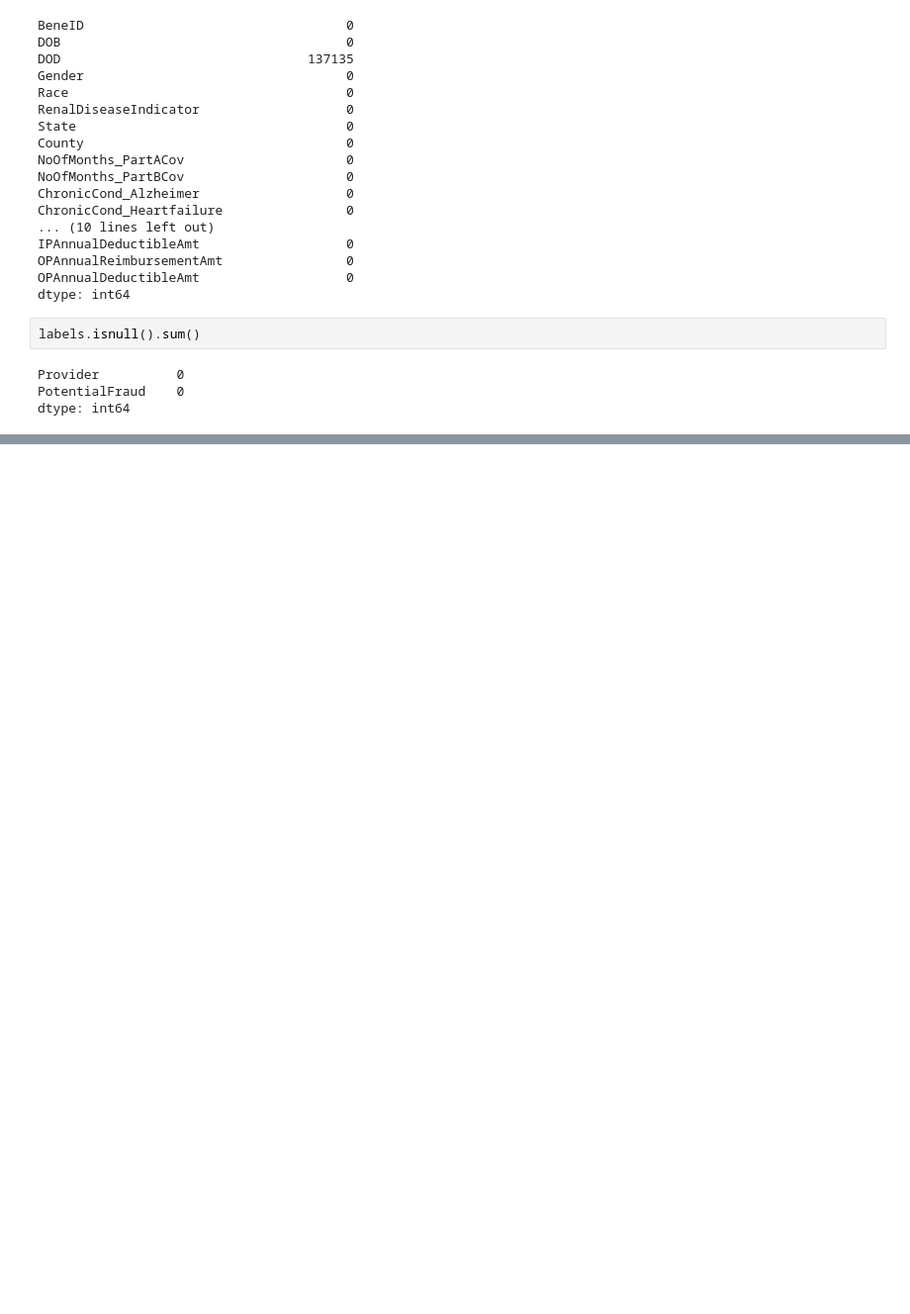
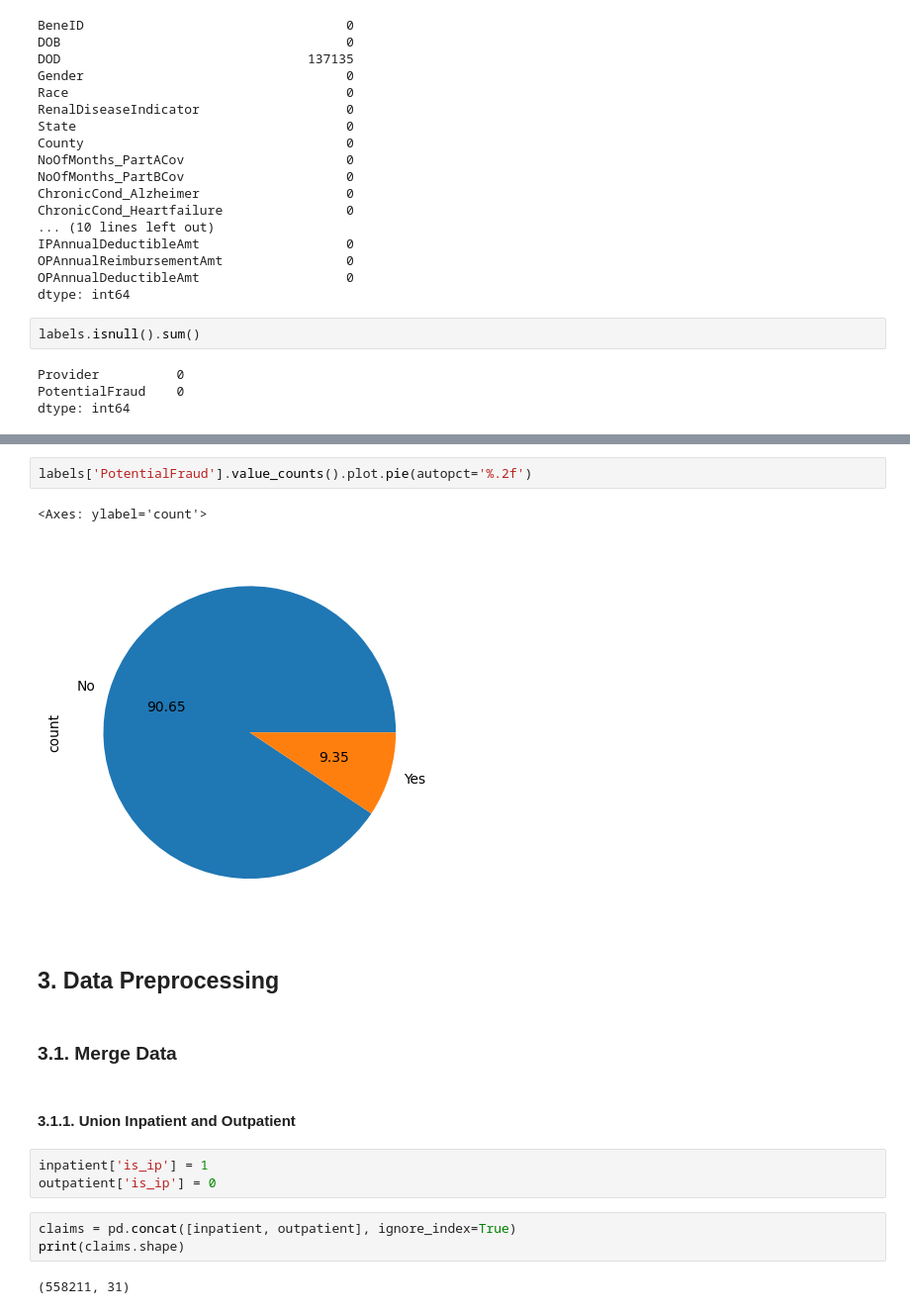
Before and after one commit to johanescedrick/medicare-fraud-detection-research, a Jupyter notebook: notebook/gnn_research_in_healthcare_fraud_detection.ipynb, the cells around one changed output, grey strips where cells are left out. Shown at 99% size. Saved outputs shown, nothing was run; the diff lists cells and outputs as text; blank space fills up the shorter version.

```diff
--- a/notebook/gnn_research_in_healthcare_fraud_detection.ipynb
+++ b/notebook/gnn_research_in_healthcare_fraud_detection.ipynb
@@ -227,0 +290,19 @@ dtype: int64
+# %%
+labels['PotentialFraud'].value_counts().plot.pie(autopct='%.2f')
+# %% [output]
+<Axes: ylabel='count'>
+[figure, added]
+# %% [markdown]
+## **3. Data Preprocessing**
+# %% [markdown]
+### 3.1. Merge Data
+# %% [markdown]
+#### 3.1.1. Union Inpatient and Outpatient
+# %%
+inpatient['is_ip'] = 1
+outpatient['is_ip'] = 0
+# %%
+claims = pd.concat([inpatient, outpatient], ignore_index=True)
+print(claims.shape)
+# %% [output]
+(558211, 31)
```
Also changed, not shown: parts of 80 cells of this notebook, 3 other files.
